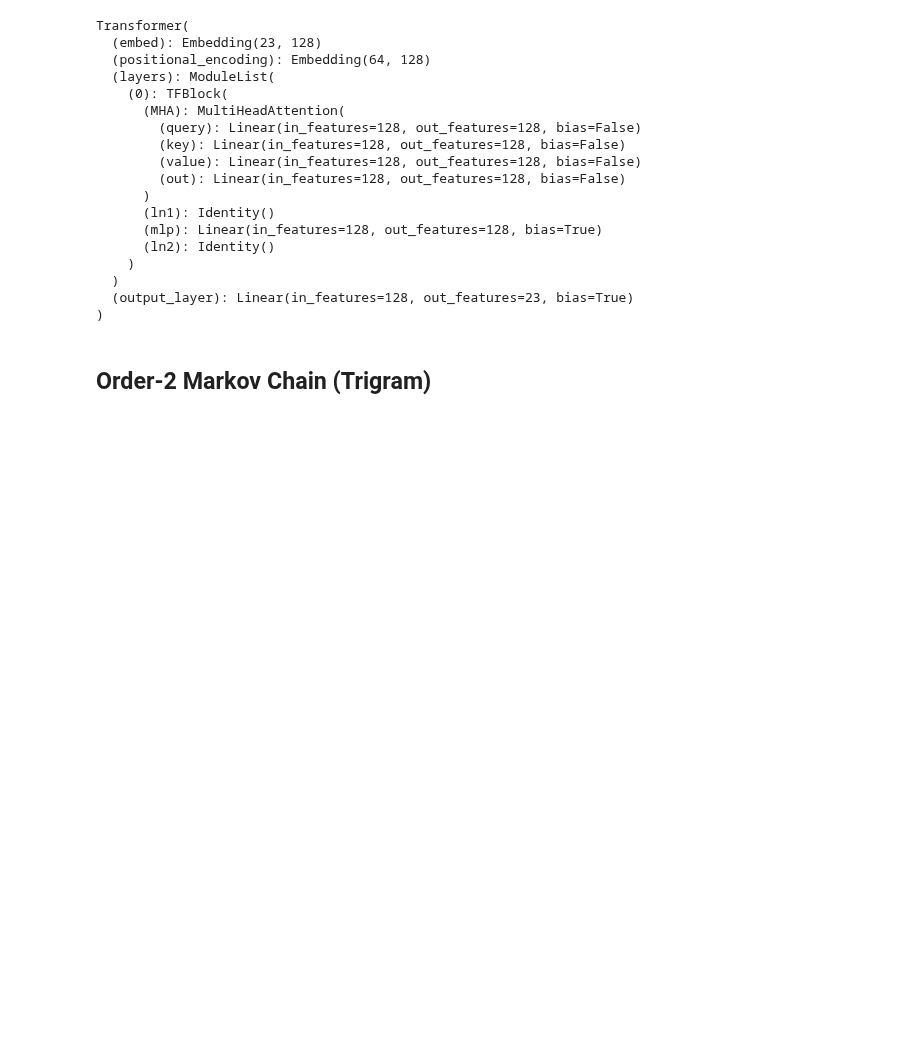
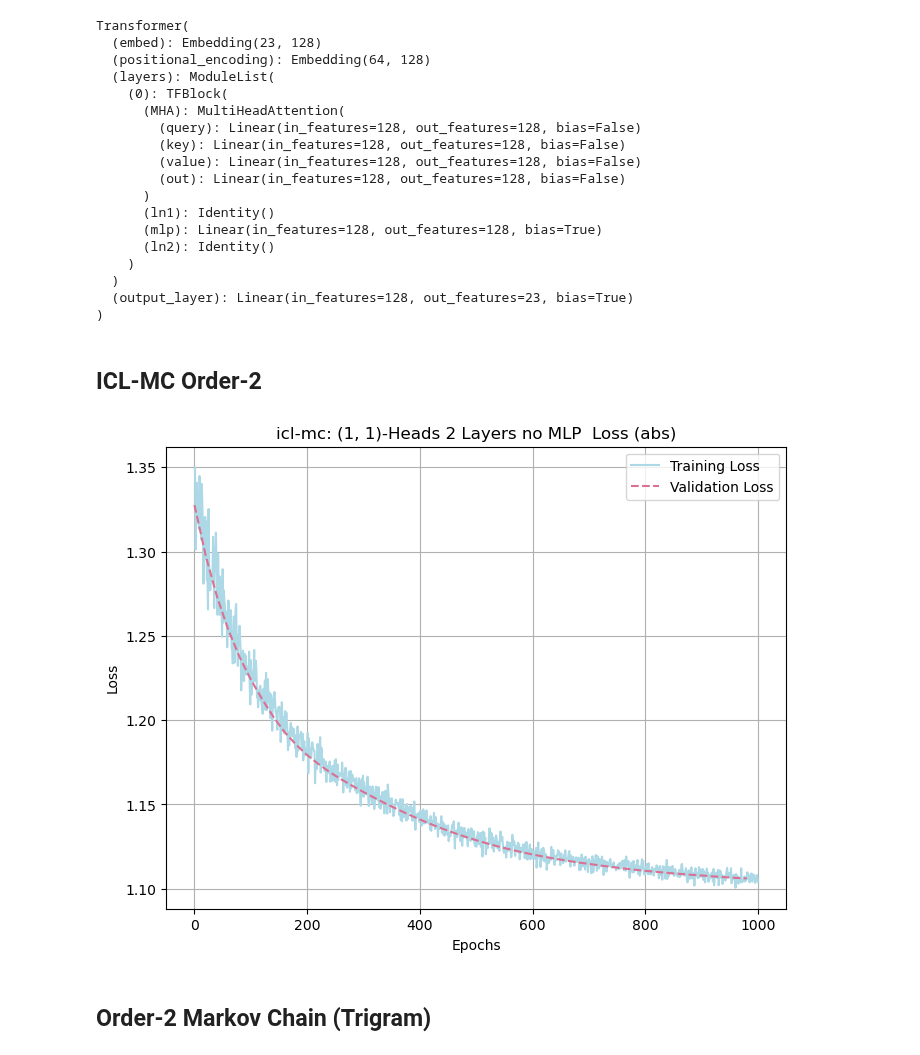
Before and after one commit to ezyhdxm/ICL, a Jupyter notebook: markov_attn.ipynb, the cells around one changed output. Saved outputs shown, nothing was run; the diff lists cells and outputs as text; code cells hidden in the pictures; blank space fills up the shorter version.

```diff
--- a/markov_attn.ipynb
+++ b/markov_attn.ipynb
@@ -210,6 +210,43 @@ Transformer(
   )
   (output_layer): Linear(in_features=128, out_features=23, bias=True)
 )
+# %% [markdown]
+## ICL-MC Order-2
+# %%
+SEQ_LEN = 100
+VOC_SIZE = 3
+BATCH_SIZE = 64
+
+config = Config(
+        emb_dim=16,
+        num_layers=2,
+        num_heads=(1,1),
+        identity_query=False,
+        seq_len=SEQ_LEN,
+        vocab_size=VOC_SIZE,
+        batch_size=BATCH_SIZE,
+        num_epochs=200,
+        eval_iter=20,
+        pos_enc='abs',
+        get_attn=10,
+        mlp=(False,False),
+        activation=(False,False),
+        flash=True,
+        ff_dim=16,
+        layer_norm=False,
+        ngram=False,
+        learning_rate=3e-5,
+    )
+
+sampler_config = MarkovSamplerConfig(seq_len=SEQ_LEN, vocab_size=VOC_SIZE, batch_size=BATCH_SIZE, order=2)
+
+model = Transformer(config).to(config.device)
+# %%
+train_results = train_model(model, config, sampler_config, 'icl-mc')
+# %%
+plot.get_loss_plots(config, train_results, 'icl-mc')
+# %% [output]
+[figure, added]
 # %% [markdown]
 ## Order-2 Markov Chain (Trigram)
 # %%
```
Also changed, not shown: parts of 1 cell of this notebook, 2 other files.
